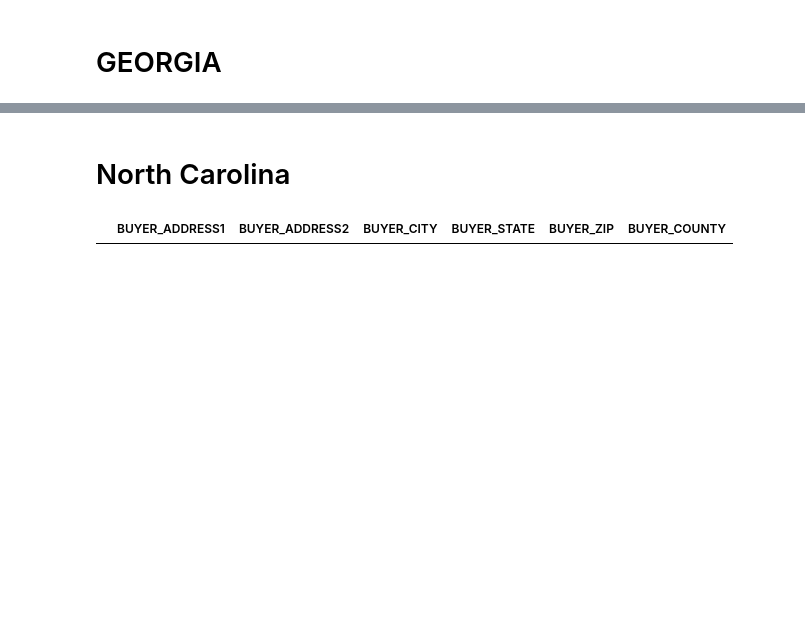
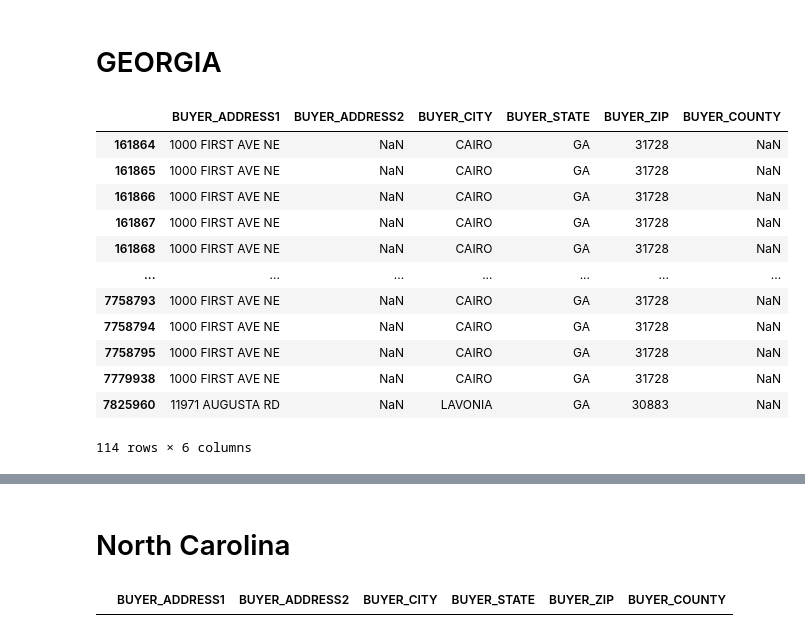
Before and after one commit to clarissaache/opioid-control-regulation-analysis, a Jupyter notebook: 10_code/other_states.ipynb, the cells around one changed output, grey strips where cells are left out. Saved outputs shown, nothing was run; the diff lists cells and outputs as text; code cells hidden in the pictures; blank space fills up the shorter version.

```diff
--- a/10_code/other_states.ipynb
+++ b/10_code/other_states.ipynb
@@ -11,6 +14,18 @@ df = pd.read_csv('/Users/clarissaache/Downloads/arcos-ga-statewide-itemized.csv'
 # %%
 #fixing unknowns
 df[df['BUYER_COUNTY'].isna()][['BUYER_ADDRESS1', 'BUYER_ADDRESS2', 'BUYER_CITY', 'BUYER_STATE',
        'BUYER_ZIP', 'BUYER_COUNTY']]
-
-df['BUYER_COUNTY']=np.where(df['BUYER_ADDRESS1']=='1000 FIRST AVE NE', 'GRADY',0)
+# %% [output]
+|  | BUYER_ADDRESS1 | BUYER_ADDRESS2 | BUYER_CITY | BUYER_STATE | BUYER_ZIP | BUYER_COUNTY |
+| 161864 | 1000 FIRST AVE NE | NaN | CAIRO | GA | 31728 | NaN |
+| 161865 | 1000 FIRST AVE NE | NaN | CAIRO | GA | 31728 | NaN |
+| 161866 | 1000 FIRST AVE NE | NaN | CAIRO | GA | 31728 | NaN |
+| 161867 | 1000 FIRST AVE NE | NaN | CAIRO | GA | 31728 | NaN |
+| 161868 | 1000 FIRST AVE NE | NaN | CAIRO | GA | 31728 | NaN |
+| ... | ... | ... | ... | ... | ... | ... |
+| 7758793 | 1000 FIRST AVE NE | NaN | CAIRO | GA | 31728 | NaN |
+| 7758794 | 1000 FIRST AVE NE | NaN | CAIRO | GA | 31728 | NaN |
+| 7758795 | 1000 FIRST AVE NE | NaN | CAIRO | GA | 31728 | NaN |
+| 7779938 | 1000 FIRST AVE NE | NaN | CAIRO | GA | 31728 | NaN |
+| 7825960 | 11971 AUGUSTA RD | NaN | LAVONIA | GA | 30883 | NaN |
+114 rows × 6 columns
```
Also changed, not shown: parts of 17 cells of this notebook, 2 other files.
